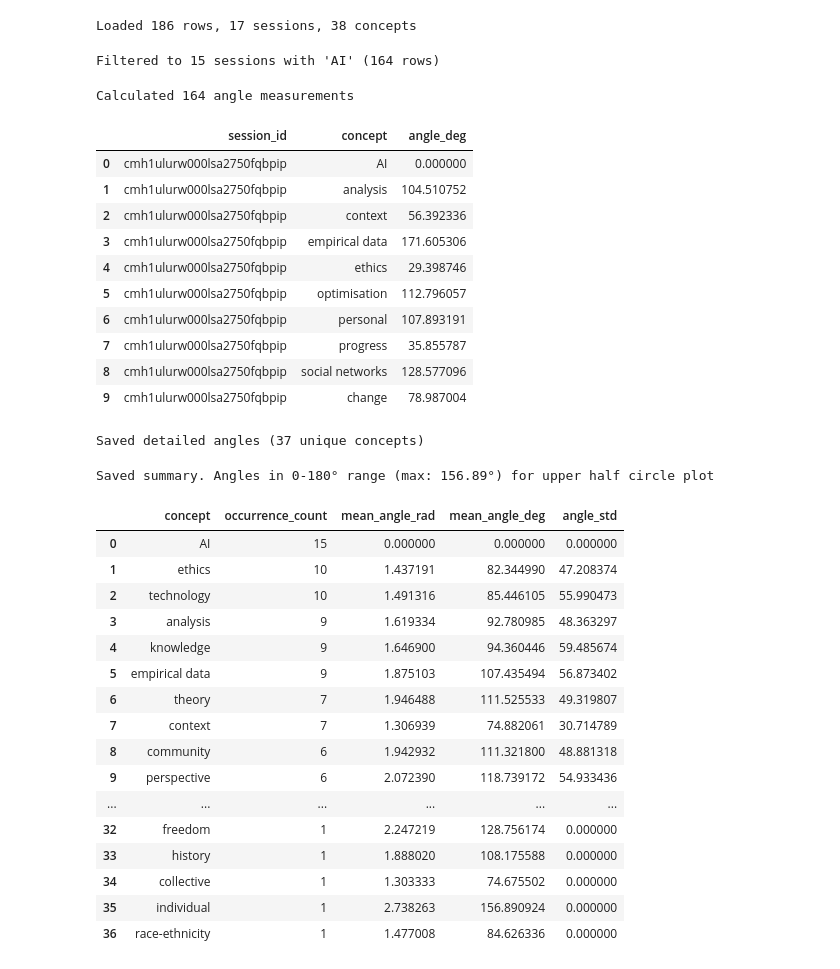
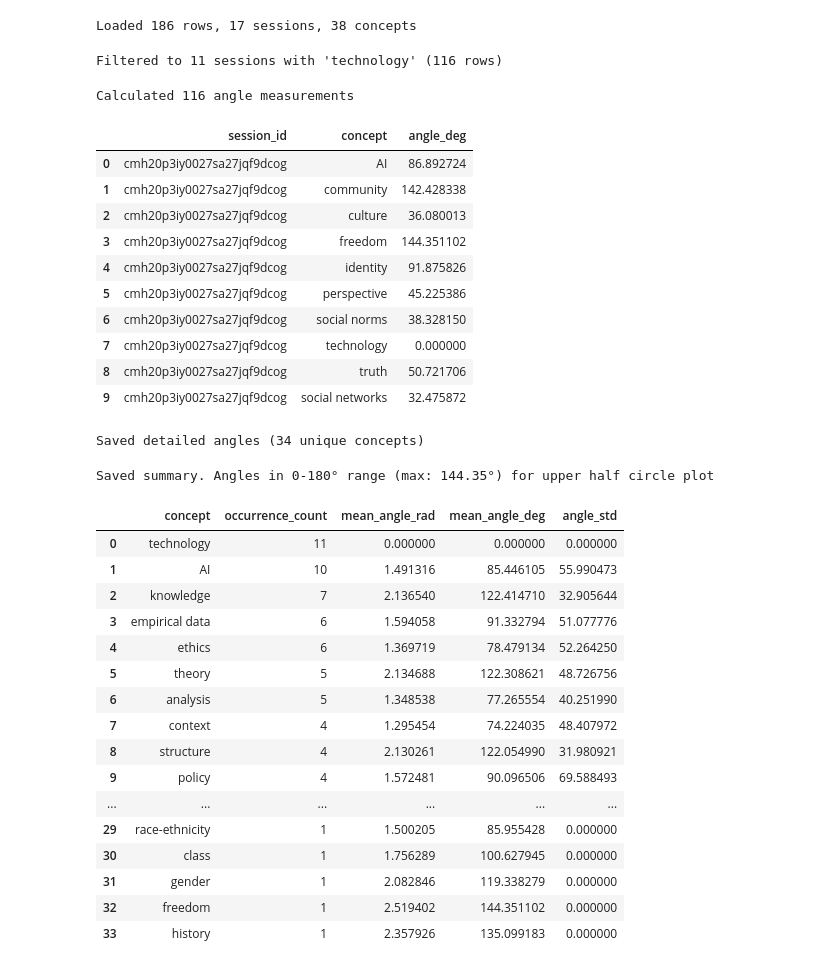
Before and after one commit to Calebagoha123/group4_fsstds, a Jupyter notebook: angle_v2 copy_tech.ipynb, the cells around one changed output. Drawn from its saved outputs; the diff is of its cells as text; code cells hidden in the pictures.

Commit message:
upload individual

```diff
--- a/angle_v2 copy_tech.ipynb
+++ b/angle_v2 copy_tech.ipynb
@@ -63,64 +63,64 @@ print(f"Loaded {len(df_alter)} rows, {df_alter['SessionID'].nunique()} sessions,
 Loaded 186 rows, 17 sessions, 38 concepts
 # %%
 # Step 1: Filter to only ego spaces (sessions) that contain "AI"
-sessions_with_ai = df_alter[df_alter['name'] == 'Technology']['SessionID'].unique()
+sessions_with_ai = df_alter[df_alter['name'] == 'technology']['SessionID'].unique()
 df_alter_with_ai = df_alter[df_alter['SessionID'].isin(sessions_with_ai)].copy()
-print(f"Filtered to {len(sessions_with_ai)} sessions with 'AI' ({len(df_alter_with_ai)} rows)")
+print(f"Filtered to {len(sessions_with_ai)} sessions with 'technology' ({len(df_alter_with_ai)} rows)")
 # %% [output]
-Filtered to 15 sessions with 'AI' (164 rows)
+Filtered to 11 sessions with 'technology' (116 rows)
 # %%
 # Step 2: Calculate angles between AI and every other component in each session
 angle_records = []
 
 for session_id in sessions_with_ai:
     session_data = df_alter_with_ai[df_alter_with_ai['SessionID'] == session_id]
-    ai_data = session_data[session_data['name'] == 'AI']
+    ai_data = session_data[session_data['name'] == 'technology']
 
     if len(ai_data) == 0:
         continue
 
     # Calculate AI's angle from center relative to X-axis
     ai_x, ai_y = ai_data['user_layout_x'].values[0], ai_data['user_layout_y'].values[0]
     ai_angle = angle_from_center(ai_x, ai_y)
 
     for idx, row in session_data.iterrows():
         # if row['name'] == 'AI':
         #     continue
 
         # Calculate concept's angle from center relative to X-axis
         concept_angle = angle_from_center(row['user_layout_x'], row['user_layout_y'])
 
         # Calculate angular difference (0-180)
         angle = angular_difference(ai_angle, concept_angle)
 
         angle_records.append({
             'session_id': session_id,
             'concept': row['name'],
             'angle_deg': angle
         })
 
 df_ai_angles = pd.DataFrame(angle_records)
 print(f"Calculated {len(df_ai_angles)} angle measurements")
 df_ai_angles.head(10)
 # %% [output]
-Calculated 164 angle measurements
+Calculated 116 angle measurements
 |  | session_id | concept | angle_deg |
-| 0 | cmh1ulurw000lsa2750fqbpip | AI | 0.000000 |
-| 1 | cmh1ulurw000lsa2750fqbpip | analysis | 104.510752 |
-| 2 | cmh1ulurw000lsa2750fqbpip | context | 56.392336 |
-| 3 | cmh1ulurw000lsa2750fqbpip | empirical data | 171.605306 |
-| 4 | cmh1ulurw000lsa2750fqbpip | ethics | 29.398746 |
-| 5 | cmh1ulurw000lsa2750fqbpip | optimisation | 112.796057 |
-| 6 | cmh1ulurw000lsa2750fqbpip | personal | 107.893191 |
-| 7 | cmh1ulurw000lsa2750fqbpip | progress | 35.855787 |
-| 8 | cmh1ulurw000lsa2750fqbpip | social networks | 128.577096 |
-| 9 | cmh1ulurw000lsa2750fqbpip | change | 78.987004 |
+| 0 | cmh20p3iy0027sa27jqf9dcog | AI | 86.892724 |
+| 1 | cmh20p3iy0027sa27jqf9dcog | community | 142.428338 |
+| 2 | cmh20p3iy0027sa27jqf9dcog | culture | 36.080013 |
+| 3 | cmh20p3iy0027sa27jqf9dcog | freedom | 144.351102 |
+| 4 | cmh20p3iy0027sa27jqf9dcog | identity | 91.875826 |
+| 5 | cmh20p3iy0027sa27jqf9dcog | perspective | 45.225386 |
+| 6 | cmh20p3iy0027sa27jqf9dcog | social norms | 38.328150 |
+| 7 | cmh20p3iy0027sa27jqf9dcog | technology | 0.000000 |
+| 8 | cmh20p3iy0027sa27jqf9dcog | truth | 50.721706 |
+| 9 | cmh20p3iy0027sa27jqf9dcog | social networks | 32.475872 |
 # %%
 # Step 3: Save detailed results to CSV
 df_ai_angles.to_csv('ai_component_angles_detailed.csv', index=False)
 print(f"Saved detailed angles ({df_ai_angles['concept'].nunique()} unique concepts)")
 # %% [output]
-Saved detailed angles (37 unique concepts)
+Saved detailed angles (34 unique concepts)
 # %%
 # Step 4: Calculate mean angle for each concept with AI (in radians)
 summary_records = []
@@ -148,24 +148,24 @@ max_angle = df_ai_summary['mean_angle_deg'].max()
 print(f"Saved summary. Angles in 0-180° range (max: {max_angle:.2f}°) for upper half circle plot")
 df_ai_summary
 # %% [output]
-Saved summary. Angles in 0-180° range (max: 156.89°) for upper half circle plot
+Saved summary. Angles in 0-180° range (max: 144.35°) for upper half circle plot
 |  | concept | occurrence_count | mean_angle_rad | mean_angle_deg | angle_std |
-| 0 | AI | 15 | 0.000000 | 0.000000 | 0.000000 |
-| 1 | ethics | 10 | 1.437191 | 82.344990 | 47.208374 |
-| 2 | technology | 10 | 1.491316 | 85.446105 | 55.990473 |
-| 3 | analysis | 9 | 1.619334 | 92.780985 | 48.363297 |
-| 4 | knowledge | 9 | 1.646900 | 94.360446 | 59.485674 |
-| 5 | empirical data | 9 | 1.875103 | 107.435494 | 56.873402 |
-| 6 | theory | 7 | 1.946488 | 111.525533 | 49.319807 |
-| 7 | context | 7 | 1.306939 | 74.882061 | 30.714789 |
-| 8 | community | 6 | 1.942932 | 111.321800 | 48.881318 |
-| 9 | perspective | 6 | 2.072390 | 118.739172 | 54.933436 |
+| 0 | technology | 11 | 0.000000 | 0.000000 | 0.000000 |
+| 1 | AI | 10 | 1.491316 | 85.446105 | 55.990473 |
+| 2 | knowledge | 7 | 2.136540 | 122.414710 | 32.905644 |
+| 3 | empirical data | 6 | 1.594058 | 91.332794 | 51.077776 |
+| 4 | ethics | 6 | 1.369719 | 78.479134 | 52.264250 |
+| 5 | theory | 5 | 2.134688 | 122.308621 | 48.726756 |
+| 6 | analysis | 5 | 1.348538 | 77.265554 | 40.251990 |
+| 7 | context | 4 | 1.295454 | 74.224035 | 48.407972 |
+| 8 | structure | 4 | 2.130261 | 122.054990 | 31.980921 |
+| 9 | policy | 4 | 1.572481 | 90.096506 | 69.588493 |
 | ... | ... | ... | ... | ... | ... |
-| 32 | freedom | 1 | 2.247219 | 128.756174 | 0.000000 |
-| 33 | history | 1 | 1.888020 | 108.175588 | 0.000000 |
-| 34 | collective | 1 | 1.303333 | 74.675502 | 0.000000 |
-| 35 | individual | 1 | 2.738263 | 156.890924 | 0.000000 |
-| 36 | race-ethnicity | 1 | 1.477008 | 84.626336 | 0.000000 |
+| 29 | race-ethnicity | 1 | 1.500205 | 85.955428 | 0.000000 |
+| 30 | class | 1 | 1.756289 | 100.627945 | 0.000000 |
+| 31 | gender | 1 | 2.082846 | 119.338279 | 0.000000 |
+| 32 | freedom | 1 | 2.519402 | 144.351102 | 0.000000 |
+| 33 | history | 1 | 2.357926 | 135.099183 | 0.000000 |
 # %%
 # Load and merge with AI angles, then normalize to 0-180°
 df_concepts_all = pd.read_csv('concepts_summary_all.csv')
```
Also changed, not shown: parts of 2 cells of this notebook, 4 other files.
